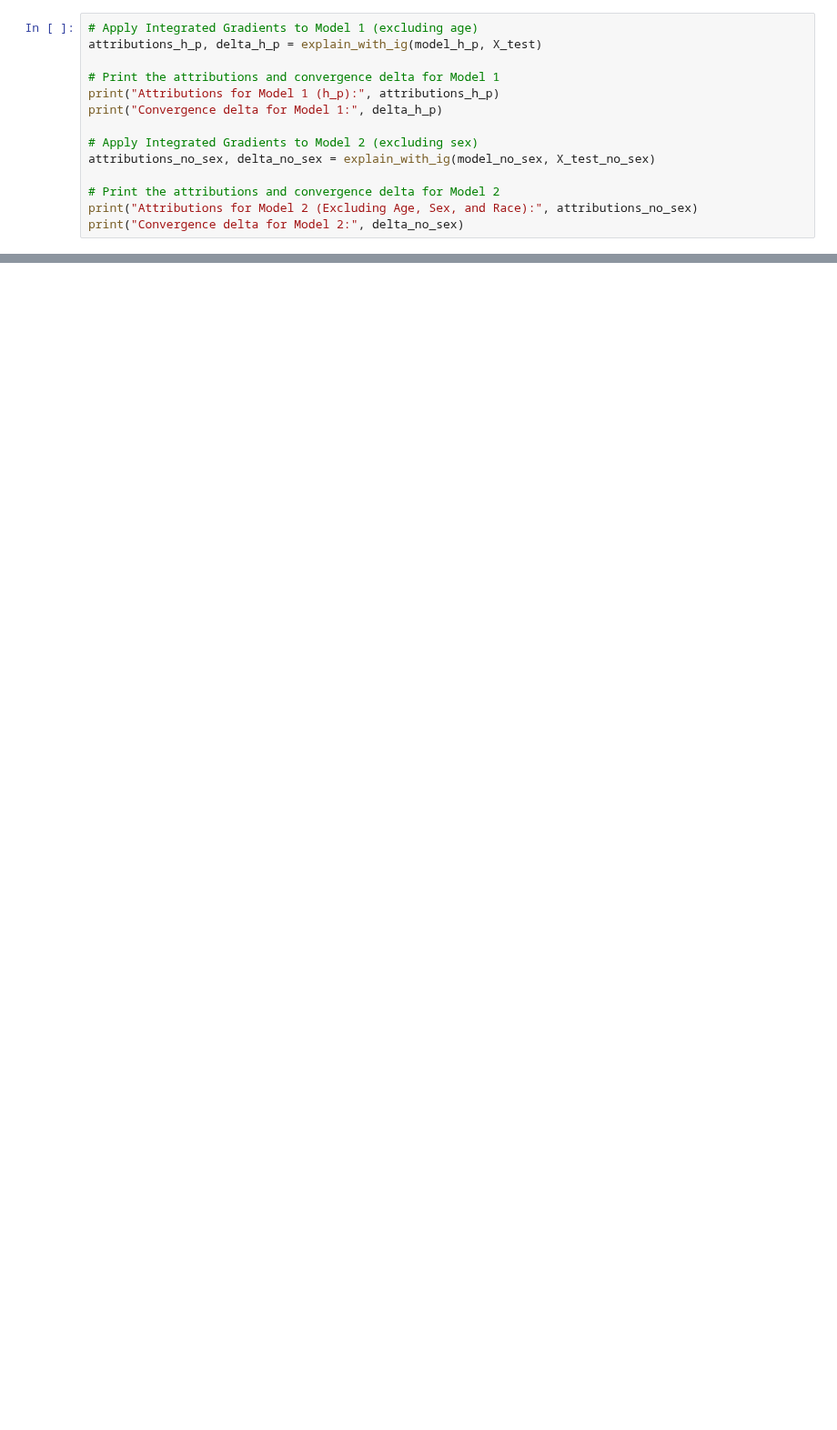
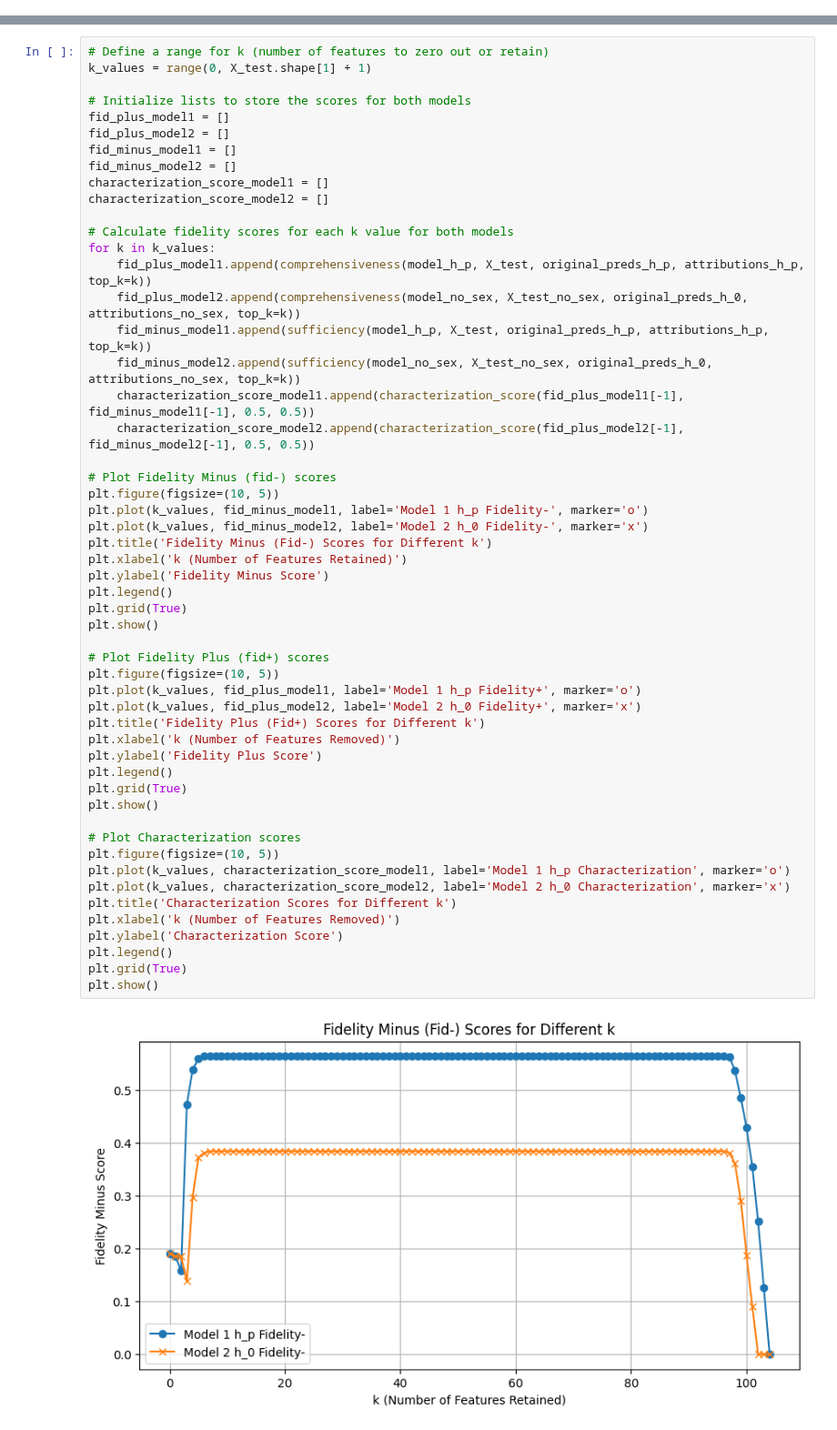
Before and after one commit to geometric-intelligence/proteo, a Jupyter notebook: proteo/toy_examples_fid.ipynb, the cells around one changed output, grey strips where cells are left out. Shown at 91% size. Saved outputs shown, nothing was run; the diff lists cells and outputs as text; blank space fills up the shorter version.

```diff
--- a/proteo/toy_examples_fid.ipynb
+++ b/proteo/toy_examples_fid.ipynb
@@ -291,14 +92,0 @@ def explain_with_ig(model, X_test):
-# %%
-# Apply Integrated Gradients to Model 1 (excluding age)
-attributions_h_p, delta_h_p = explain_with_ig(model_h_p, X_test)
-
-# Print the attributions and convergence delta for Model 1
-print("Attributions for Model 1 (h_p):", attributions_h_p)
-print("Convergence delta for Model 1:", delta_h_p)
-
-# Apply Integrated Gradients to Model 2 (excluding sex)
-attributions_no_sex, delta_no_sex = explain_with_ig(model_no_sex, X_test_no_sex)
-
-# Print the attributions and convergence delta for Model 2
-print("Attributions for Model 2 (Excluding Age, Sex, and Race):", attributions_no_sex)
-print("Convergence delta for Model 2:", delta_no_sex)
@@ -380,0 +454,55 @@ Fidelity- (Sufficiency) Score for Model 2 (Excluding Age, Sex, and Race): 5.9604
+# %%
+# Define a range for k (number of features to zero out or retain)
+k_values = range(0, X_test.shape[1] + 1)
+
+# Initialize lists to store the scores for both models
+fid_plus_model1 = []
+fid_plus_model2 = []
+fid_minus_model1 = []
+fid_minus_model2 = []
+characterization_score_model1 = []
+characterization_score_model2 = []
+
+# Calculate fidelity scores for each k value for both models
+for k in k_values:
+    fid_plus_model1.append(comprehensiveness(model_h_p, X_test, original_preds_h_p, attributions_h_p, top_k=k))
+    fid_plus_model2.append(comprehensiveness(model_no_sex, X_test_no_sex, original_preds_h_0, attributions_no_sex, top_k=k))
+    fid_minus_model1.append(sufficiency(model_h_p, X_test, original_preds_h_p, attributions_h_p, top_k=k))
+    fid_minus_model2.append(sufficiency(model_no_sex, X_test_no_sex, original_preds_h_0, attributions_no_sex, top_k=k))
+    characterization_score_model1.append(characterization_score(fid_plus_model1[-1], fid_minus_model1[-1], 0.5, 0.5))
+    characterization_score_model2.append(characterization_score(fid_plus_model2[-1], fid_minus_model2[-1], 0.5, 0.5))
+
+# Plot Fidelity Minus (fid-) scores
+plt.figure(figsize=(10, 5))
+plt.plot(k_values, fid_minus_model1, label='Model 1 h_p Fidelity-', marker='o')
+plt.plot(k_values, fid_minus_model2, label='Model 2 h_0 Fidelity-', marker='x')
+plt.title('Fidelity Minus (Fid-) Scores for Different k')
+plt.xlabel('k (Number of Features Retained)')
+plt.ylabel('Fidelity Minus Score')
+plt.legend()
+plt.grid(True)
+plt.show()
+
+# Plot Fidelity Plus (fid+) scores
+plt.figure(figsize=(10, 5))
+plt.plot(k_values, fid_plus_model1, label='Model 1 h_p Fidelity+', marker='o')
+plt.plot(k_values, fid_plus_model2, label='Model 2 h_0 Fidelity+', marker='x')
+plt.title('Fidelity Plus (Fid+) Scores for Different k')
+plt.xlabel('k (Number of Features Removed)')
+plt.ylabel('Fidelity Plus Score')
+plt.legend()
+plt.grid(True)
+plt.show()
+
+# Plot Characterization scores
+plt.figure(figsize=(10, 5))
+plt.plot(k_values, characterization_score_model1, label='Model 1 h_p Characterization', marker='o')
+plt.plot(k_values, characterization_score_model2, label='Model 2 h_0 Characterization', marker='x')
+plt.title('Characterization Scores for Different k')
+plt.xlabel('k (Number of Features Removed)')
+plt.ylabel('Characterization Score')
+plt.legend()
+plt.grid(True)
+plt.show()
+# %% [output]
+[figure, added]
```
Also changed, not shown: parts of 31 cells of this notebook.
